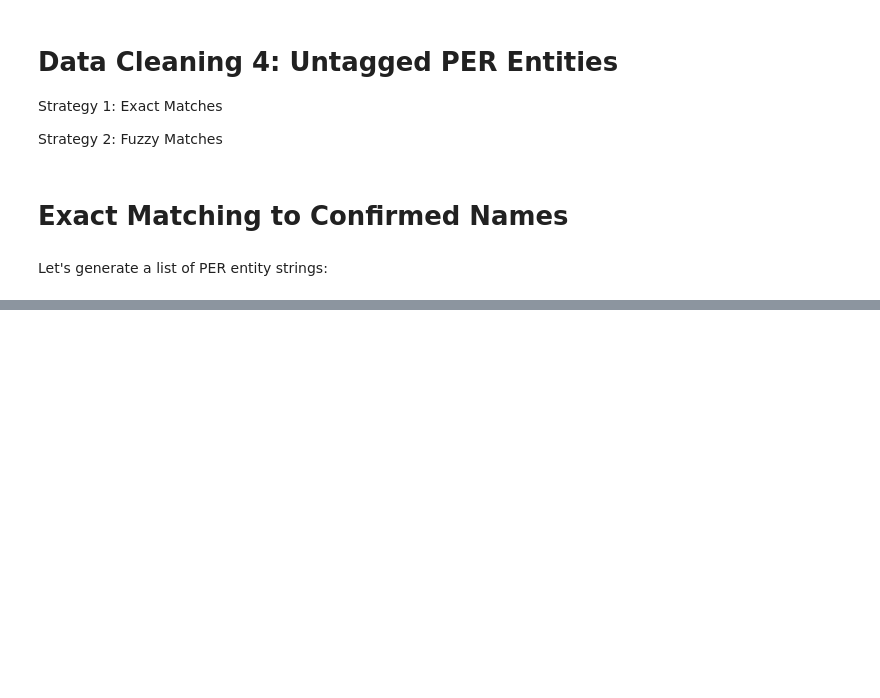
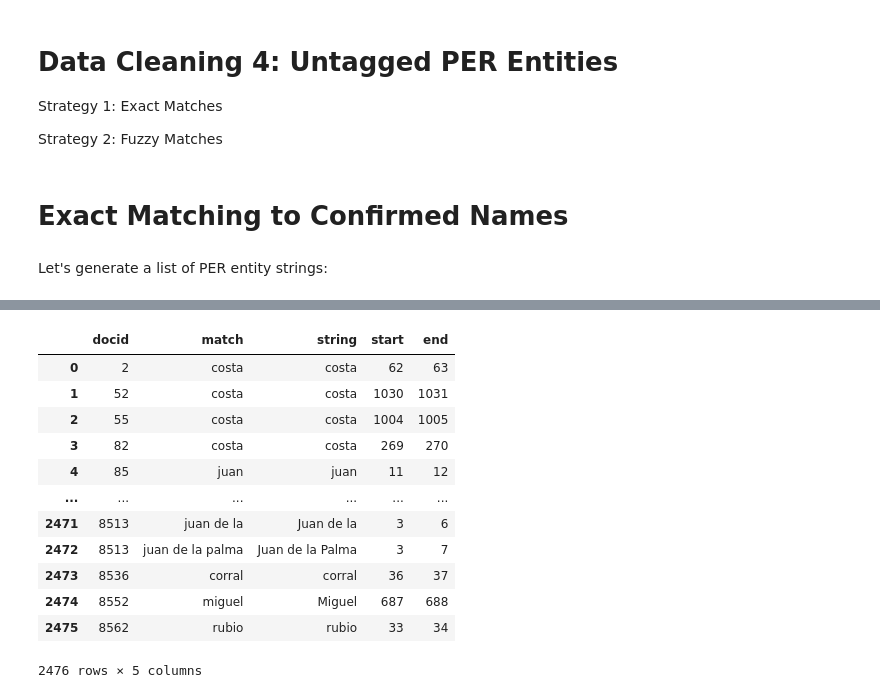
Before and after one commit to FelipeAdeT/SevilleDataProcessing, a Jupyter notebook: Data Cleaning/Data Cleaning 4.ipynb, the cells around one changed output, grey strips where cells are left out. Drawn from its saved outputs; the diff is of its cells as text; code cells hidden in the pictures; blank space fills up the shorter version.

```diff
--- a/Data Cleaning/Data Cleaning 4.ipynb
+++ b/Data Cleaning/Data Cleaning 4.ipynb
@@ -77,0 +187,16 @@ untaggedPERS
+# %%
+untaggedPERS_df[untaggedPERS_df['string']!='de']
+# %% [output]
+|  | docid | match | string | start | end |
+| 0 | 2 | costa | costa | 62 | 63 |
+| 1 | 52 | costa | costa | 1030 | 1031 |
+| 2 | 55 | costa | costa | 1004 | 1005 |
+| 3 | 82 | costa | costa | 269 | 270 |
+| 4 | 85 | juan | juan | 11 | 12 |
+| ... | ... | ... | ... | ... | ... |
+| 2471 | 8513 | juan de la | Juan de la | 3 | 6 |
+| 2472 | 8513 | juan de la palma | Juan de la Palma | 3 | 7 |
+| 2473 | 8536 | corral | corral | 36 | 37 |
+| 2474 | 8552 | miguel | Miguel | 687 | 688 |
+| 2475 | 8562 | rubio | rubio | 33 | 34 |
+2476 rows × 5 columns
```
Also changed, not shown: parts of 46 cells of this notebook, 9 other files.
